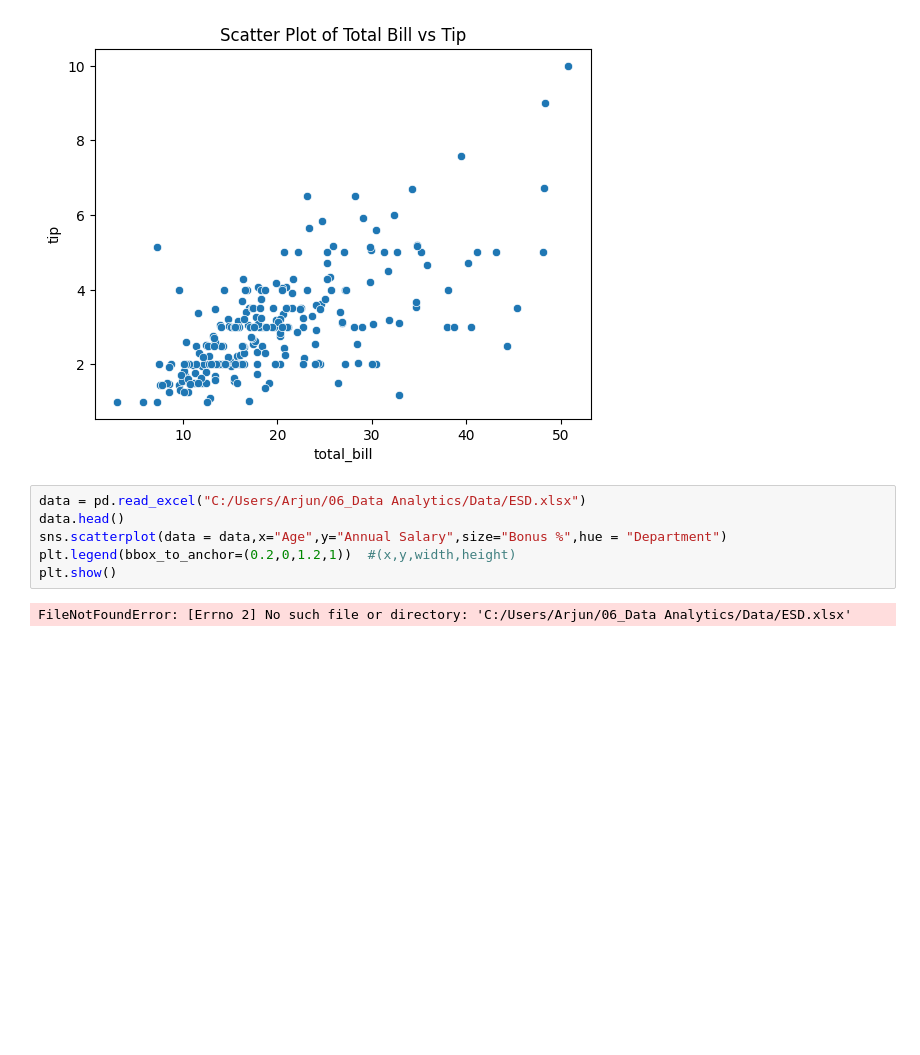
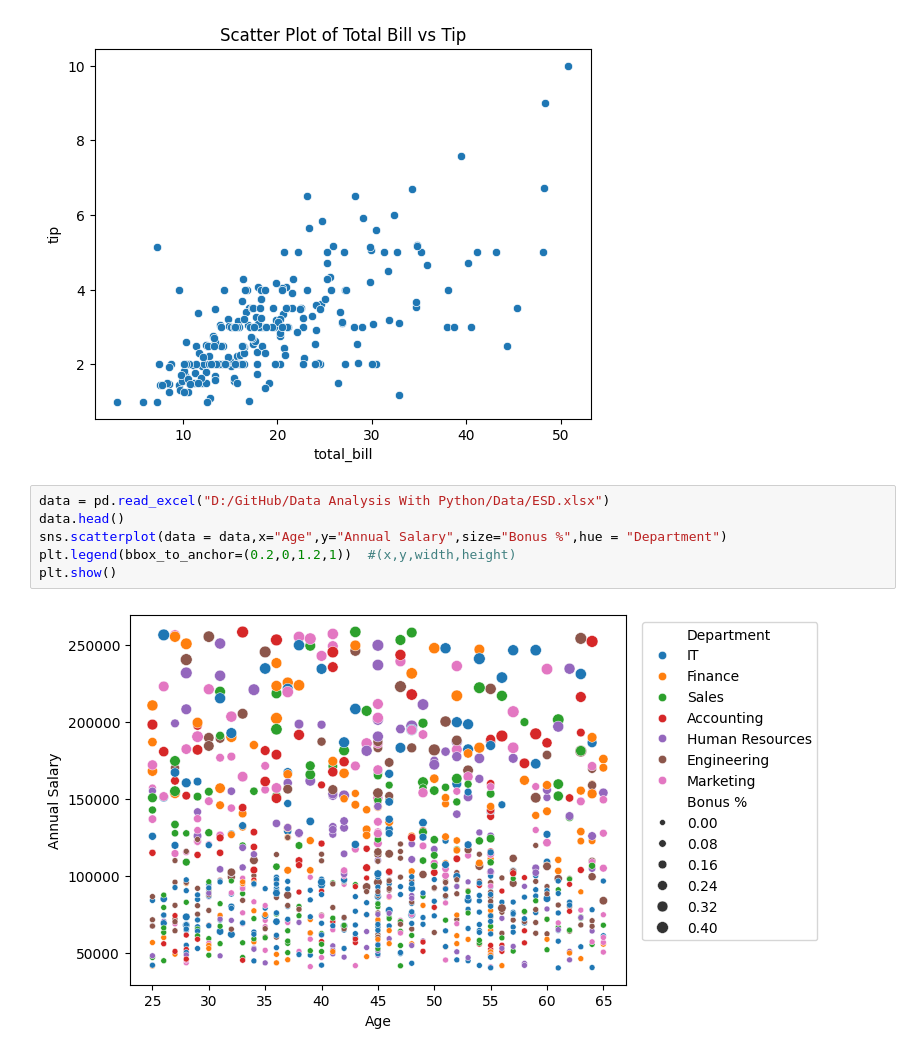
Before and after one commit to chandank013/Data-Analysis-With-Python, a Jupyter notebook: Seaborn/seaborn.ipynb, the cells around one changed output. Drawn from its saved outputs; the diff is of its cells as text; blank space fills up the shorter version.

Commit message:
removing errors by changing directory

```diff
--- a/Seaborn/seaborn.ipynb
+++ b/Seaborn/seaborn.ipynb
@@ -76,13 +76,13 @@ plt.show()
 # %% [output]
 [figure]
 # %%
-data = pd.read_excel("C:/Users/Arjun/06_Data Analytics/Data/ESD.xlsx")
+data = pd.read_excel("D:/GitHub/Data Analysis With Python/Data/ESD.xlsx")
 data.head()
 sns.scatterplot(data = data,x="Age",y="Annual Salary",size="Bonus %",hue = "Department")
 plt.legend(bbox_to_anchor=(0.2,0,1.2,1))  #(x,y,width,height)
 plt.show()
 # %% [output]
-FileNotFoundError: [Errno 2] No such file or directory: 'C:/Users/Arjun/06_Data Analytics/Data/ESD.xlsx'
+[figure, added]
 # %%
 ## Line Plot
 
```
Also changed, not shown: parts of 17 cells of this notebook.
